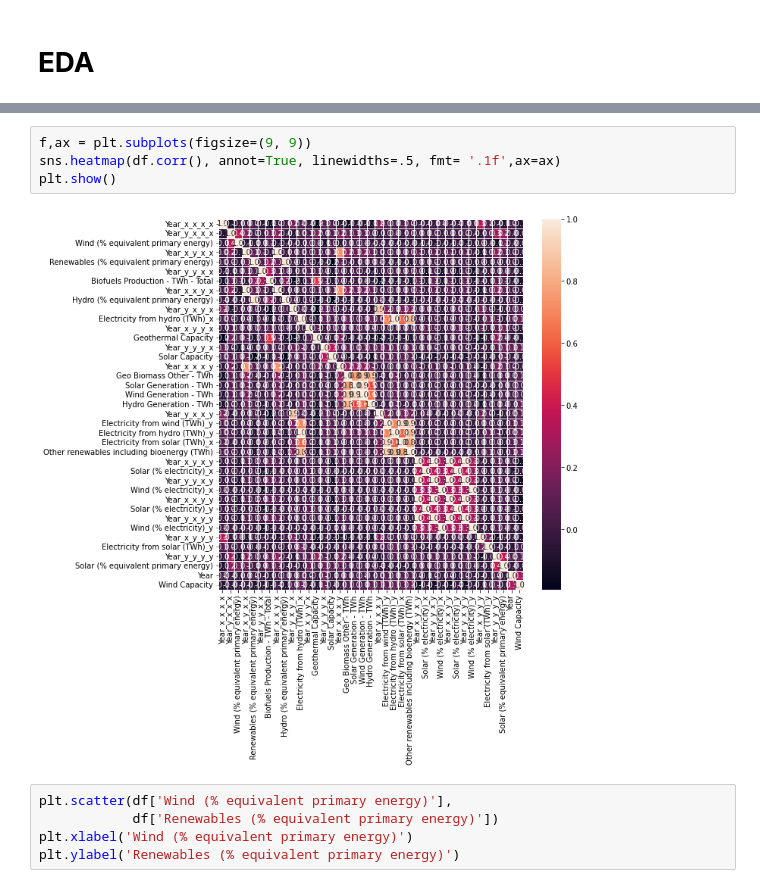
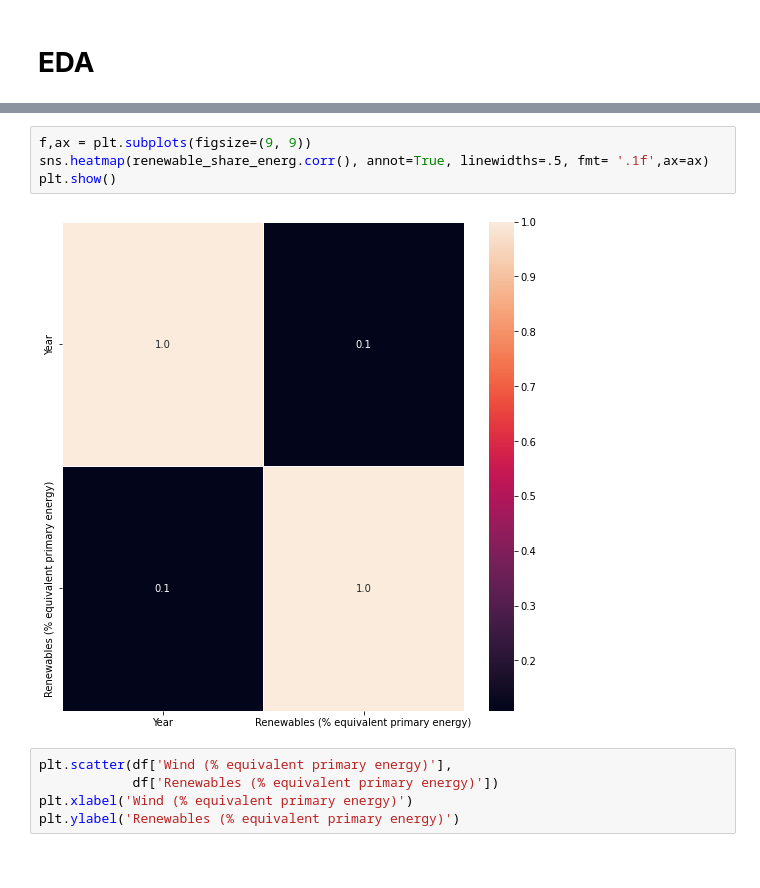
Before and after one commit to iclalseymakoca/Renewable_Energy, a Jupyter notebook: Renewable_Energy.ipynb, the cells around one changed output, grey strips where cells are left out. Cells and saved outputs as stored; diff of their text form.

```diff
--- a/Renewable_Energy.ipynb
+++ b/Renewable_Energy.ipynb
@@ -216,9 +273,9 @@ Warning: Total number of columns (39) exceeds max_columns (20) limiting to first
 # %%
 f,ax = plt.subplots(figsize=(9, 9))
-sns.heatmap(df.corr(), annot=True, linewidths=.5, fmt= '.1f',ax=ax)
+sns.heatmap(renewable_share_energ.corr(), annot=True, linewidths=.5, fmt= '.1f',ax=ax)
 plt.show()
 # %% [output]
-[figure, old version]
+[figure, new version]
 # %%
 plt.scatter(df['Wind (% equivalent primary energy)'],
             df['Renewables (% equivalent primary energy)'])
```
Also changed, not shown: parts of 19 cells of this notebook.
